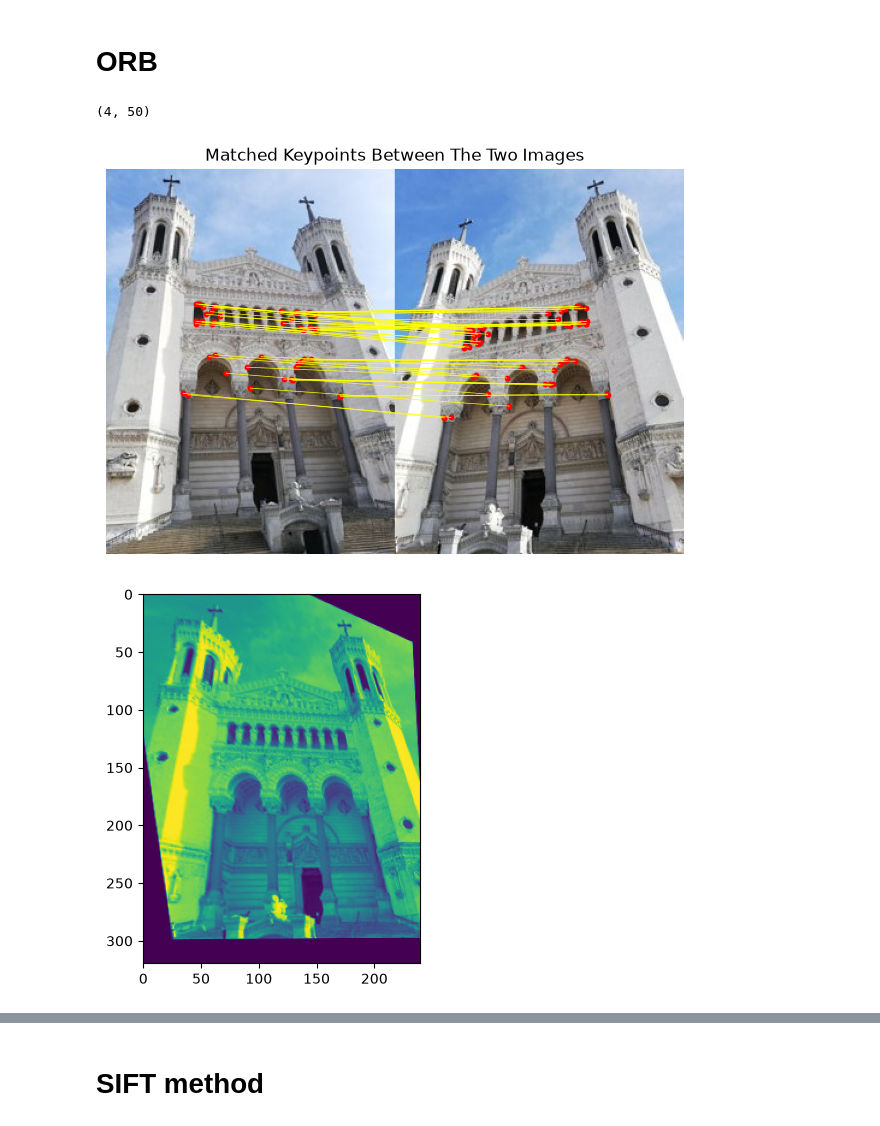
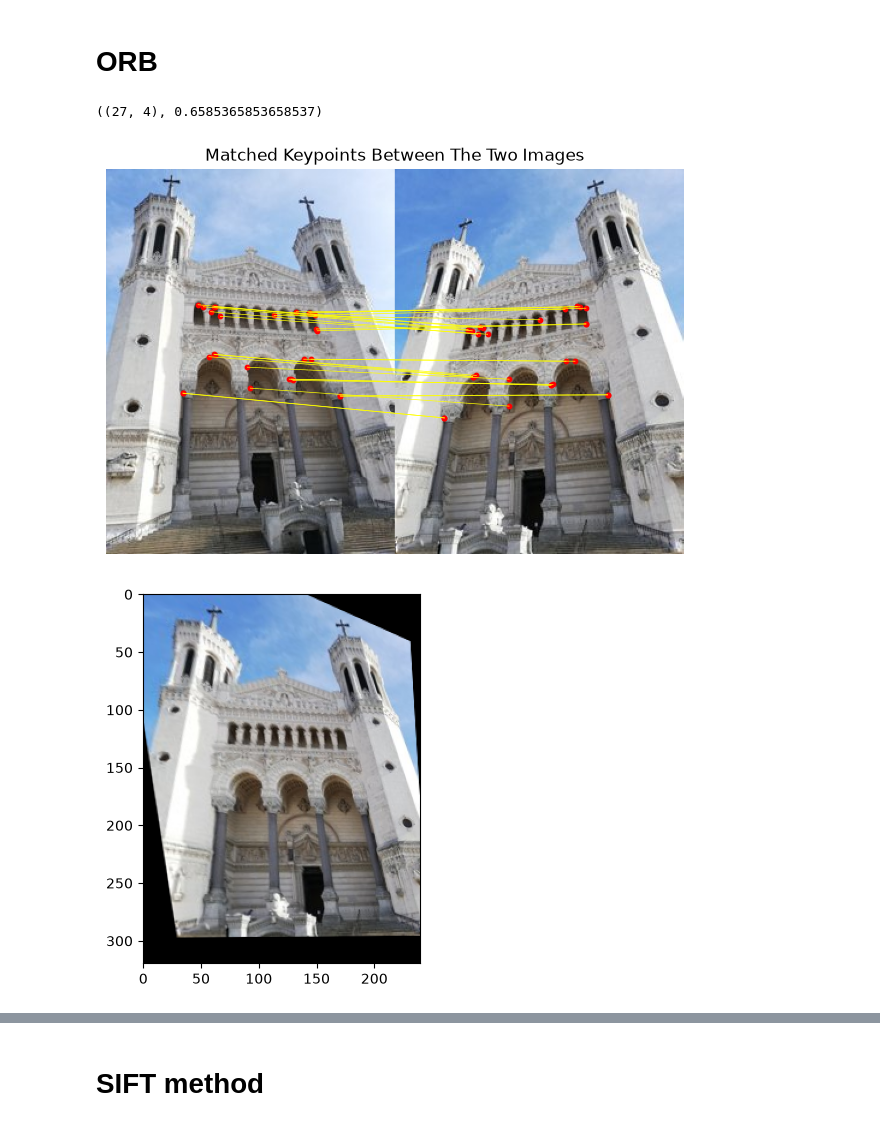
Before and after one commit to enomis-dev/VisionPipelines, a Jupyter notebook: notebooks/registration.ipynb, the cells around one changed output, grey strips where cells are left out. Drawn from its saved outputs; the diff is of its cells as text; code cells hidden in the pictures.

```diff
--- a/notebooks/registration.ipynb
+++ b/notebooks/registration.ipynb
@@ -42,19 +42,19 @@ imgplot2 = plt.imshow(cv2.cvtColor(image2, cv2.COLOR_BGR2RGB))
 # %%
 # image registration with ORB method
 pipeline = RegistrationPipeline(RegistrationMethod.ORB)
-registered_image, keypoints = pipeline.run_pipeline(image1, image2)
+result = pipeline.run_pipeline(image1, image2)
 # %%
-# nb of keypoints found
-keypoints.shape
+# nb of inlier matches found and fraction of candidate matches kept by RANSAC
+result.matches.shape, result.inlier_ratio
 # %% [output]
-(4, 50)
+((27, 4), 0.6585365853658537)
 # %%
 # plot matches i.e. couples of detected keypoints
-pipeline.plot_matches(cv2.cvtColor(image1, cv2.COLOR_BGR2RGB), cv2.cvtColor(image2, cv2.COLOR_BGR2RGB), keypoints)
+pipeline.plot_matches(cv2.cvtColor(image1, cv2.COLOR_BGR2RGB), cv2.cvtColor(image2, cv2.COLOR_BGR2RGB), result.matches)
 # %% [output]
-[figure, old version]
+[figure, new version]
 # %%
-# image2 transformed to match image1 (grayscale representation)
-imgplot_registered = plt.imshow(registered_image)
+# image2 transformed to match image1, in its original colors
+imgplot_registered = plt.imshow(cv2.cvtColor(result.registered_image, cv2.COLOR_BGR2RGB))
 # %% [output]
-[figure, old version]
+[figure, new version]
```
Also changed, not shown: parts of 5 cells of this notebook, 17 other files.
